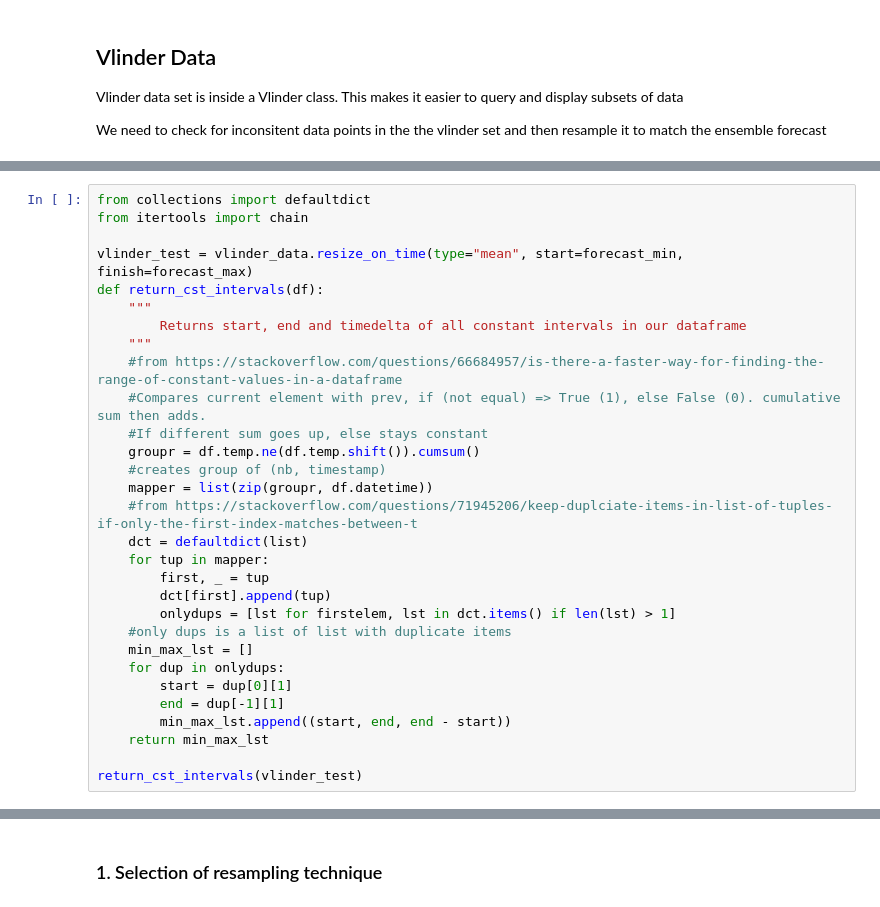
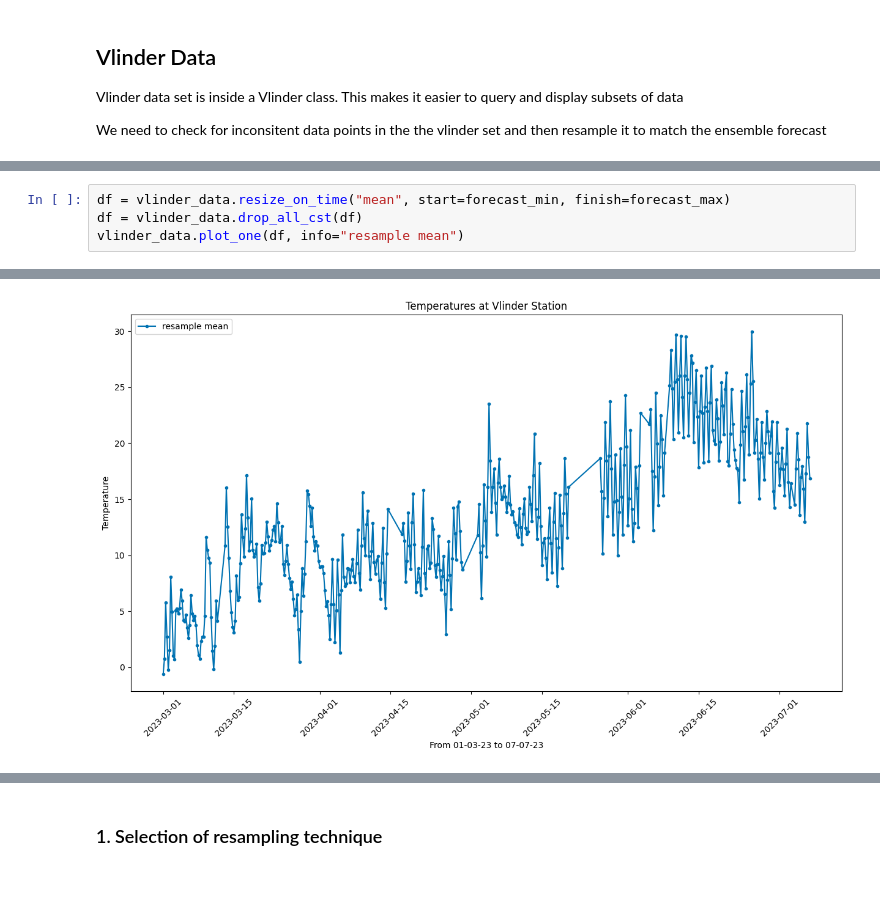
Before and after one commit to larsbonnefoy/TAI_Project, a Jupyter notebook: Project.ipynb, the cells around one changed output, grey strips where cells are left out. Drawn from its saved outputs; the diff is of its cells as text.

```diff
--- a/Project.ipynb
+++ b/Project.ipynb
@@ -375,31 +419,5 @@ We need a function that computes all constant intervals
 # %%
-from collections import defaultdict
-from itertools import chain
-
-vlinder_test = vlinder_data.resize_on_time(type="mean", start=forecast_min, finish=forecast_max)
-def return_cst_intervals(df):
-    """
-        Returns start, end and timedelta of all constant intervals in our dataframe
-    """
-    #from https://stackoverflow.com/questions/66684957/is-there-a-faster-way-for-finding-the-range-of-constant-values-in-a-dataframe
-    #Compares current element with prev, if (not equal) => True (1), else False (0). cumulative sum then adds.
-    #If different sum goes up, else stays constant
-    groupr = df.temp.ne(df.temp.shift()).cumsum()
-    #creates group of (nb, timestamp)
-    mapper = list(zip(groupr, df.datetime))
-    #from https://stackoverflow.com/questions/71945206/keep-duplciate-items-in-list-of-tuples-if-only-the-first-index-matches-between-t
-    dct = defaultdict(list)
-    for tup in mapper:
-        first, _ = tup
-        dct[first].append(tup)
-        onlydups = [lst for firstelem, lst in dct.items() if len(lst) > 1]
-    #only dups is a list of list with duplicate items
-    min_max_lst = []
-    for dup in onlydups:
-        start = dup[0][1]
-        end = dup[-1][1]
-        min_max_lst.append((start, end, end - start))
-    return min_max_lst
-
-return_cst_intervals(vlinder_test)
+df = vlinder_data.resize_on_time("mean", start=forecast_min, finish=forecast_max)
+df = vlinder_data.drop_all_cst(df)
+vlinder_data.plot_one(df, info="resample mean")
 # %% [output]
@@ -422,0 +424 @@ return_cst_intervals(vlinder_test)
+[figure, added]
```
Also changed, not shown: parts of 58 cells of this notebook, 5 other files.
